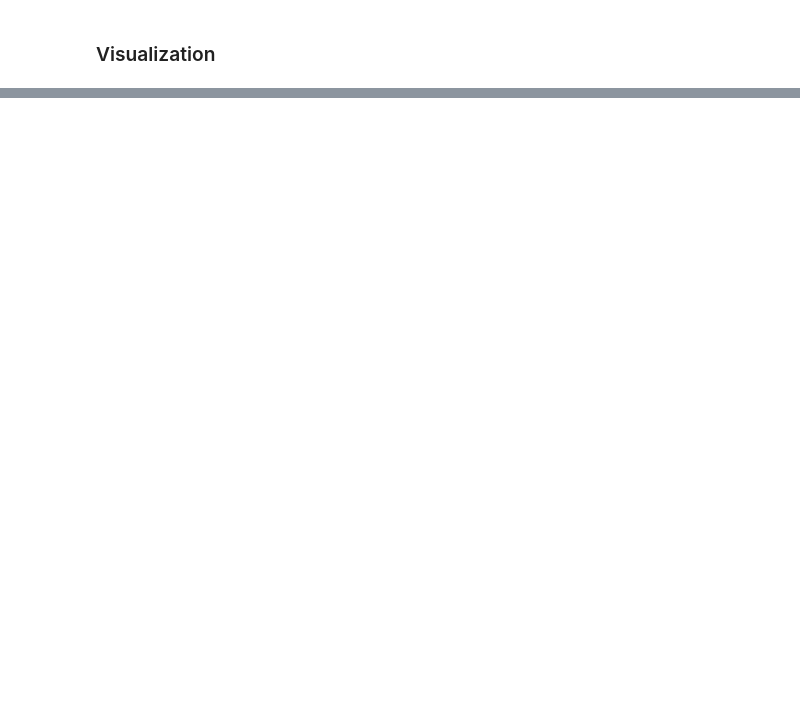
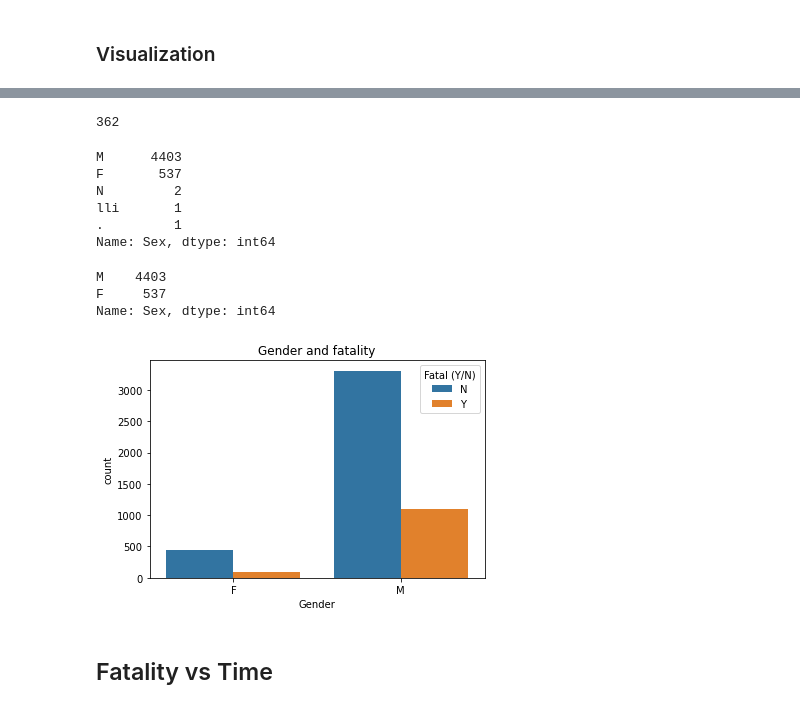
Before and after one commit to mplanasgit/project-1, a Jupyter notebook: my_project_analysis.ipynb, the cells around one changed output, grey strips where cells are left out. Cells and saved outputs as stored; diff of their text form; code cells hidden in the pictures; blank space fills up the shorter version.

```diff
--- a/my_project_analysis.ipynb
+++ b/my_project_analysis.ipynb
@@ -838,0 +794,39 @@ Text(0.5, 0, 'Age')
+# %%
+# Checking Nan
+sharks_clean_gender["Sex"].isna().sum()
+# %% [output]
+362
+# %%
+# Keeping not Nan
+sharks_clean_gender = sharks_clean_gender[sharks_clean_gender["Sex"].notna()]
+# %%
+# Cleaning by striping spaces
+sharks_clean_gender["Sex"] = sharks_clean_gender["Sex"].str.strip()
+sharks_clean_gender["Sex"].value_counts()
+# %% [output]
+M      4403
+F       537
+N         2
+lli       1
+.         1
+Name: Sex, dtype: int64
+# %%
+# Keeping only M and F
+gender_keep = (sharks_clean_gender["Sex"] == "M") | (sharks_clean_gender["Sex"] == "F")
+sharks_clean_gender = sharks_clean_gender[gender_keep]
+sharks_clean_gender["Sex"].value_counts()
+# %% [output]
+M    4403
+F     537
+Name: Sex, dtype: int64
+# %%
+# Plotting
+fig_gender_fatal = sns.countplot(data=sharks_clean_gender, x="Sex", hue="Fatal (Y/N)")
+fig_gender_fatal.set(title='Gender and fatality')
+fig_gender_fatal.set_xlabel("Gender")
+
+plt.savefig('./images/gender_fatality.jpg', dpi=1000, bbox_inches='tight')
+# %% [output]
+[figure, added]
+# %% [markdown]
+## Fatality vs Time
```
Also changed, not shown: parts of 99 cells of this notebook, 13 other files.
